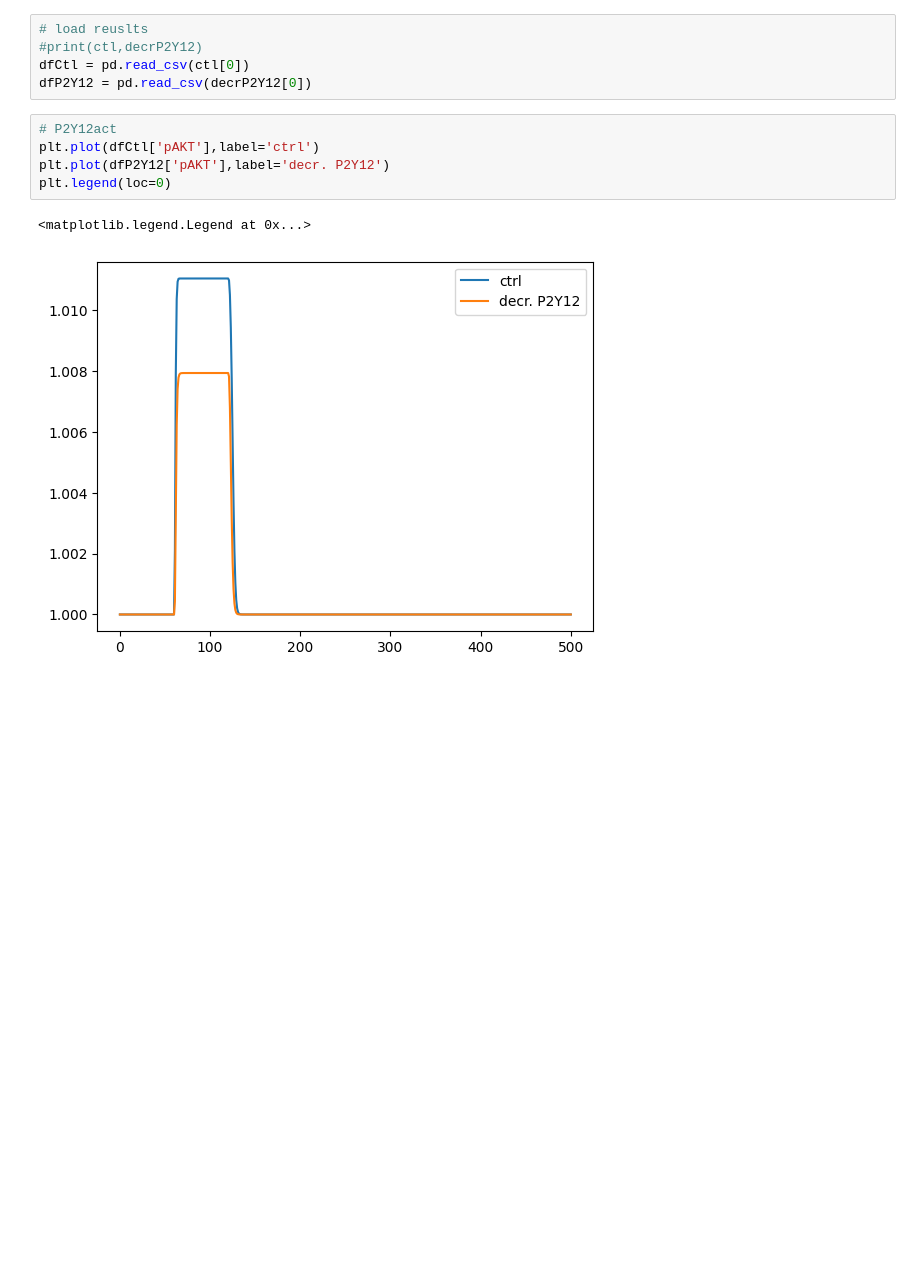
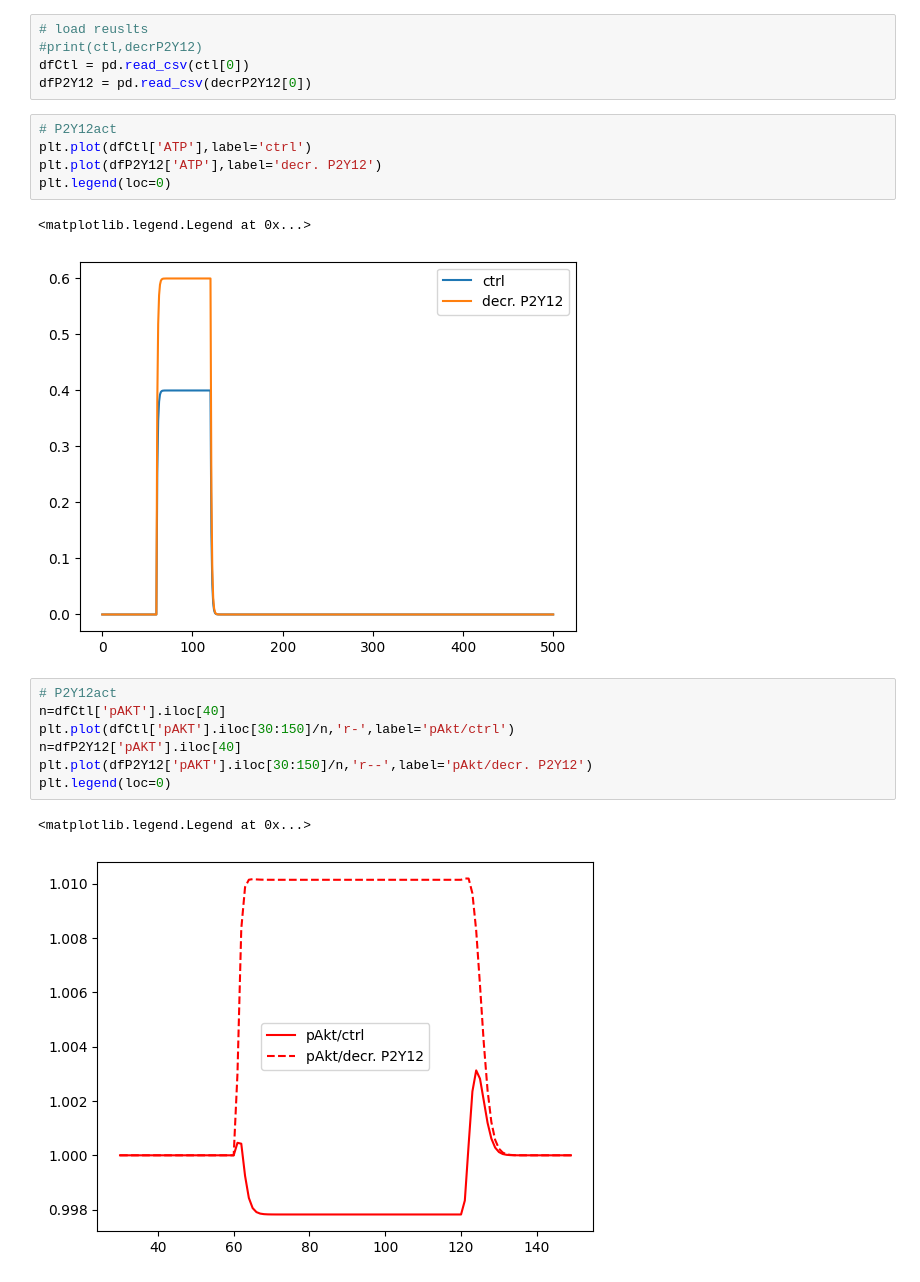
Before and after one commit to rsethi21/na_for_systems_bio, a Jupyter notebook: pten_emily.ipynb, the cells around one changed output. Drawn from its saved outputs; the diff is of its cells as text; blank space fills up the shorter version.

```diff
--- a/pten_emily.ipynb
+++ b/pten_emily.ipynb
@@ -248,10 +260,20 @@ dfCtl = pd.read_csv(ctl[0])
 dfP2Y12 = pd.read_csv(decrP2Y12[0])
 # %%
 # P2Y12act
-plt.plot(dfCtl['pAKT'],label='ctrl')
-plt.plot(dfP2Y12['pAKT'],label='decr. P2Y12')
+plt.plot(dfCtl['ATP'],label='ctrl')
+plt.plot(dfP2Y12['ATP'],label='decr. P2Y12')
 plt.legend(loc=0)
 # %% [output]
 <matplotlib.legend.Legend at 0x...>
-[figure, old version]
+[figure, new version]
+# %%
+# P2Y12act
+n=dfCtl['pAKT'].iloc[40]
+plt.plot(dfCtl['pAKT'].iloc[30:150]/n,'r-',label='pAkt/ctrl')
+n=dfP2Y12['pAKT'].iloc[40]
+plt.plot(dfP2Y12['pAKT'].iloc[30:150]/n,'r--',label='pAkt/decr. P2Y12')
+plt.legend(loc=0)
+# %% [output]
+<matplotlib.legend.Legend at 0x...>
+[figure, added]
 # %%
```
Also changed, not shown: parts of 5 cells of this notebook.
